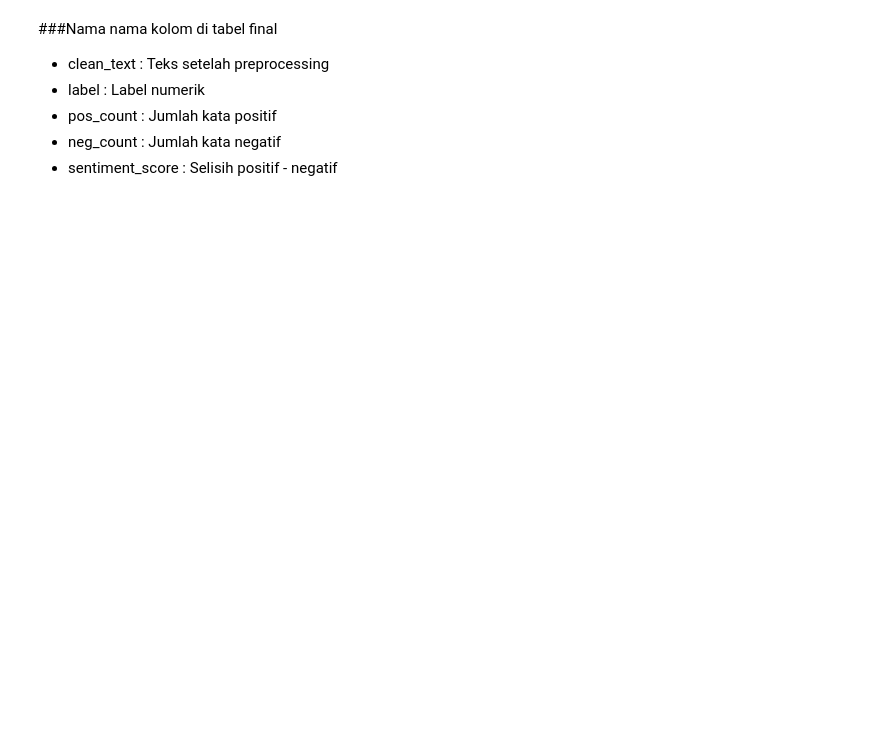
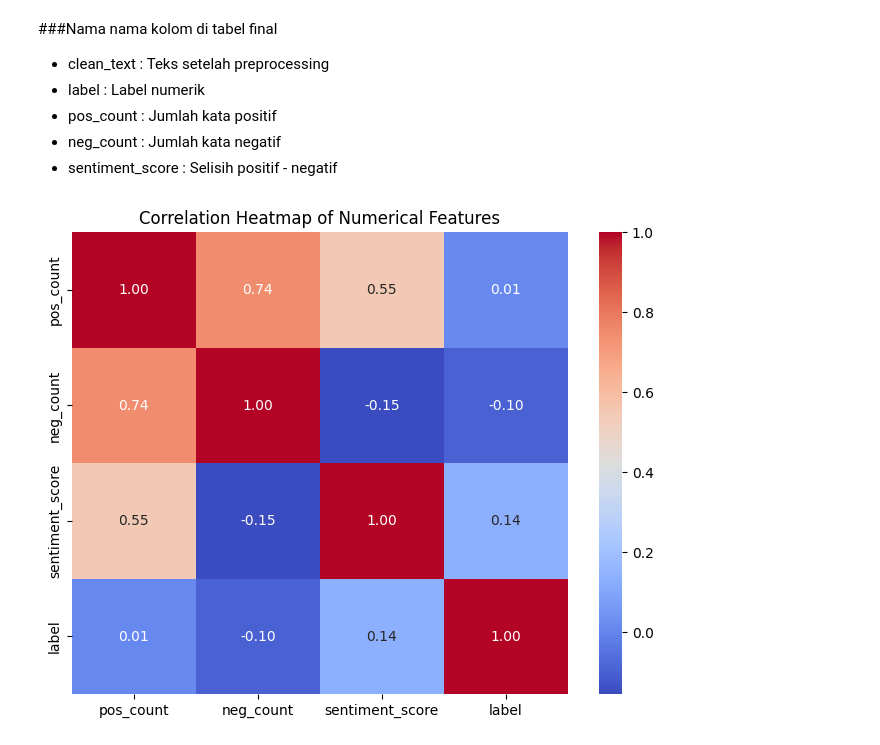
Before and after one commit to JohanaOktaviaRamadhani/headline-hoax-detector, a Jupyter notebook: ds-role/notebook/preprocessing_Stance.ipynb, the cells around one changed output. Saved outputs shown, nothing was run; the diff lists cells and outputs as text; code cells hidden in the pictures; blank space fills up the shorter version.

```diff
--- a/ds-role/notebook/preprocessing_Stance.ipynb
+++ b/ds-role/notebook/preprocessing_Stance.ipynb
@@ -139,0 +154,18 @@ data["clean_text"] = data["text"].apply(clean_text)
+# %%
+slang_dict = {
+    "yg": "yang",
+    "tdk": "tidak",
+    "dgn": "dengan",
+    "hoax": "hoaks",
+    "bkn": "bukan",
+    "tp": "tapi",
+    "klo": "kalau",
+    "ga": "tidak",
+    "gak": "tidak",
+    "udah": "sudah"
+}
+def formalize(text):
+    words = str(text).split()
+    return " ".join([slang_dict.get(w, w) for w in words])
+
+data['clean_text'] = data['clean_text'].apply(formalize)
@@ -140,18 +192,19 @@ data["clean_text"] = data["text"].apply(clean_text)
 # %%
-# Combine stopwords default + custom
+# Definisi Stopwords dan Proteksi Kata Penting
 factory = StopWordRemoverFactory()
 base_stopwords = set(factory.get_stop_words())
 custom_stopwords = set(open(r"C:\Users\hanao\Downloads\hoax-detector\ds-role\dataset\raw\stopwords_id.txt").read().split())
 stopwords = base_stopwords.union(custom_stopwords)
 
-# -Protect kata penting (negation + sentiment)
 positive_words = set(open(r"C:\Users\hanao\Downloads\hoax-detector\ds-role\dataset\raw\positif-indonesia.txt").read().split())
 negative_words = set(open(r"C:\Users\hanao\Downloads\hoax-detector\ds-role\dataset\raw\negatif-indonesia.txt").read().split())
-important_words = {
-    "tidak", "bukan", "tanpa", "belum", "kurang"
-}
 
-# Protect semua signal words
+important_words = {"tidak", "bukan", "tanpa", "belum", "kurang"}
 important_words = important_words.union(positive_words).union(negative_words)
+
 stopwords = stopwords - important_words
+def remove_stopwords(text):
+    return " ".join([w for w in text.split() if w not in stopwords])
+
+data["clean_text"] = data["clean_text"].apply(remove_stopwords)
 # %%
@@ -167,3 +216,8 @@ data["clean_text"].head()
 3    pasangan tepat ahok pilkada dki pertama tama m...
 5    muslim dukung ahok salah judul diatas pembaca ...
 Name: clean_text, dtype: object
+# %%
+# Mengukur panjang teks (jumlah kata)
+data["text_length"] = data["clean_text"].apply(lambda x: len(x.split()))
+print("Statistik Deskriptif Panjang Teks:")
+print(data["text_length"].describe())
@@ -400,3 +450,12 @@ plt.show()
 - pos_count        : Jumlah kata positif
 - neg_count        : Jumlah kata negatif
 - sentiment_score  : Selisih positif - negatif
+# %%
+correlation_matrix = final_data[['pos_count', 'neg_count', 'sentiment_score','label']].corr()
+
+plt.figure(figsize=(8, 6))
+sns.heatmap(correlation_matrix, annot=True, cmap='coolwarm', fmt='.2f')
+plt.title('Correlation Heatmap of Numerical Features')
+plt.show()
+# %% [output]
+[figure, new version]
```
Also changed, not shown: parts of 8 cells of this notebook, 3 other files.
